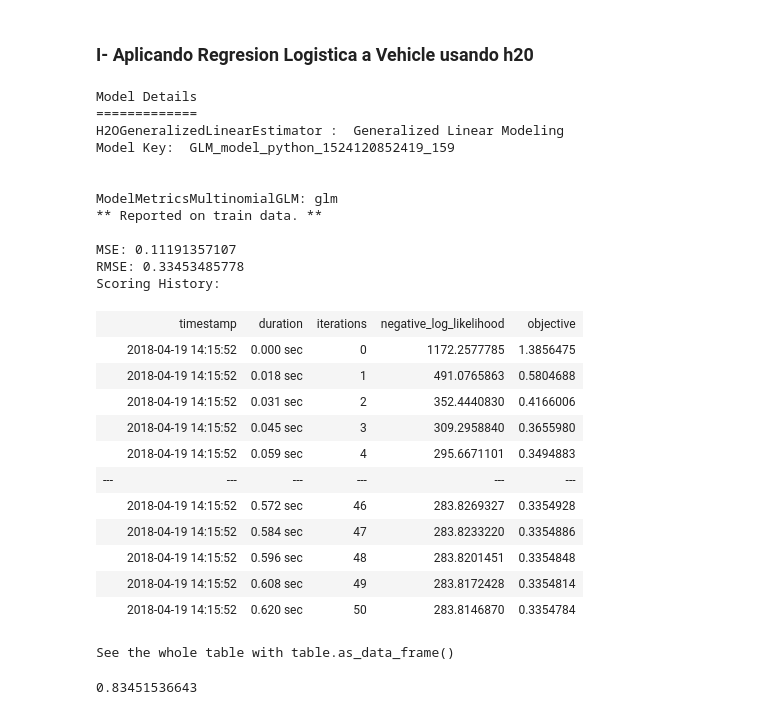
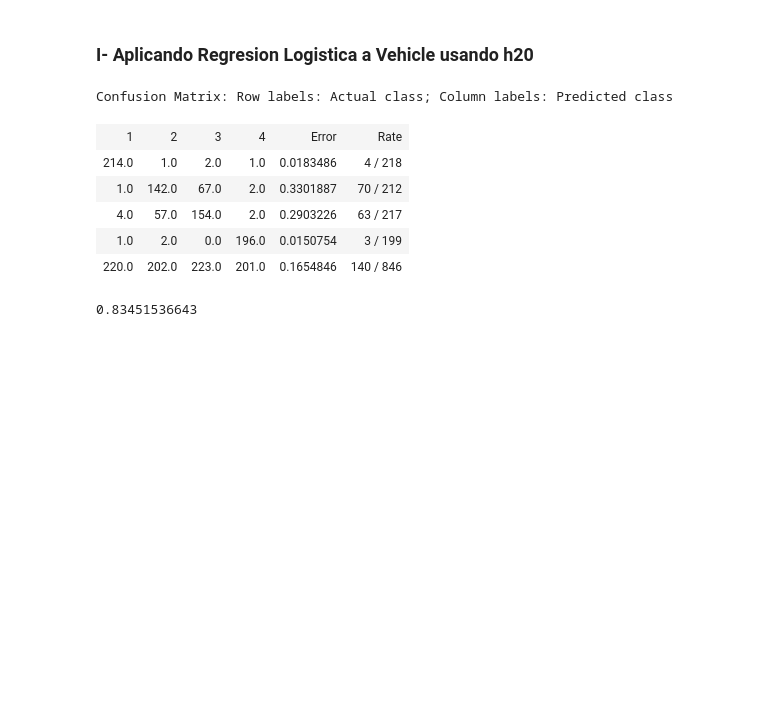
Before and after one commit to eacunafer/Data-Mining-Machine-Learning-subgraduado-, a Jupyter notebook: notebooks/logis2.ipynb, the cells around one changed output. Cells and saved outputs as stored; diff of their text form; code cells hidden in the pictures; blank space fills up the shorter version.

```diff
--- a/notebooks/logis2.ipynb
+++ b/notebooks/logis2.ipynb
@@ -42,39 +42,22 @@ Checking whether there is an H2O instance running at http://localhost:54321. con
 # %%
 vehicle = h2o.import_file("https://academic.uprm.edu/eacuna/vehicle.csv")
 predictors=['V1','V2','V3','V4','V5','V6','V7','V8','V9','V10','V11','V12','V13','V14','V15','V16','V17','V18']
 vehicle['class']=vehicle['class'].asfactor()
 response_col="class"
 # Create test/train split
 #train, test = vehicle.split_frame(ratios=[0.75], seed=1)
 glm_model = H2OGeneralizedLinearEstimator(family= "multinomial", lambda_ = 0)
 glm_model.train(predictors, response_col, training_frame= vehicle)
 glm_model
+glm_model.confusion_matrix(vehicle)
 # %% [output]
-Model Details
-=============
-H2OGeneralizedLinearEstimator :  Generalized Linear Modeling
-Model Key:  GLM_model_python_1524120852419_159
-
-
-ModelMetricsMultinomialGLM: glm
-** Reported on train data. **
-
-MSE: 0.11191357107
-RMSE: 0.33453485778
-Scoring History:
+Confusion Matrix: Row labels: Actual class; Column labels: Predicted class
-|  | timestamp | duration | iterations | negative_log_likelihood | objective |
-|  | 2018-04-19 14:15:52 | 0.000 sec | 0 | 1172.2577785 | 1.3856475 |
-|  | 2018-04-19 14:15:52 | 0.018 sec | 1 | 491.0765863 | 0.5804688 |
-|  | 2018-04-19 14:15:52 | 0.031 sec | 2 | 352.4440830 | 0.4166006 |
-|  | 2018-04-19 14:15:52 | 0.045 sec | 3 | 309.2958840 | 0.3655980 |
-|  | 2018-04-19 14:15:52 | 0.059 sec | 4 | 295.6671101 | 0.3494883 |
-| --- | --- | --- | --- | --- | --- |
-|  | 2018-04-19 14:15:52 | 0.572 sec | 46 | 283.8269327 | 0.3354928 |
-|  | 2018-04-19 14:15:52 | 0.584 sec | 47 | 283.8233220 | 0.3354886 |
-|  | 2018-04-19 14:15:52 | 0.596 sec | 48 | 283.8201451 | 0.3354848 |
-|  | 2018-04-19 14:15:52 | 0.608 sec | 49 | 283.8172428 | 0.3354814 |
-|  | 2018-04-19 14:15:52 | 0.620 sec | 50 | 283.8146870 | 0.3354784 |
+| 1 | 2 | 3 | 4 | Error | Rate |
+| 214.0 | 1.0 | 2.0 | 1.0 | 0.0183486 | 4 / 218 |
+| 1.0 | 142.0 | 67.0 | 2.0 | 0.3301887 | 70 / 212 |
+| 4.0 | 57.0 | 154.0 | 2.0 | 0.2903226 | 63 / 217 |
+| 1.0 | 2.0 | 0.0 | 196.0 | 0.0150754 | 3 / 199 |
+| 220.0 | 202.0 | 223.0 | 201.0 | 0.1654846 | 140 / 846 |
-See the whole table with table.as_data_frame()
 # %%
 #Hallando la tasa de prediccion
 y_pred=glm_model.predict(vehicle)
```
Also changed, not shown: parts of 2 cells of this notebook, 4 other files.
